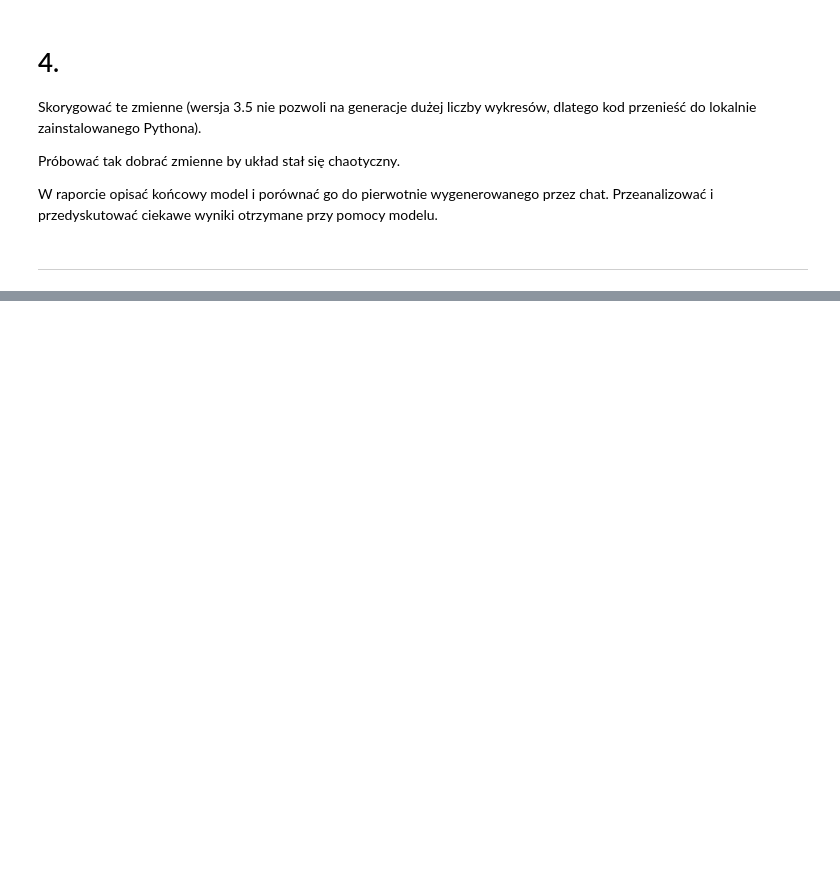
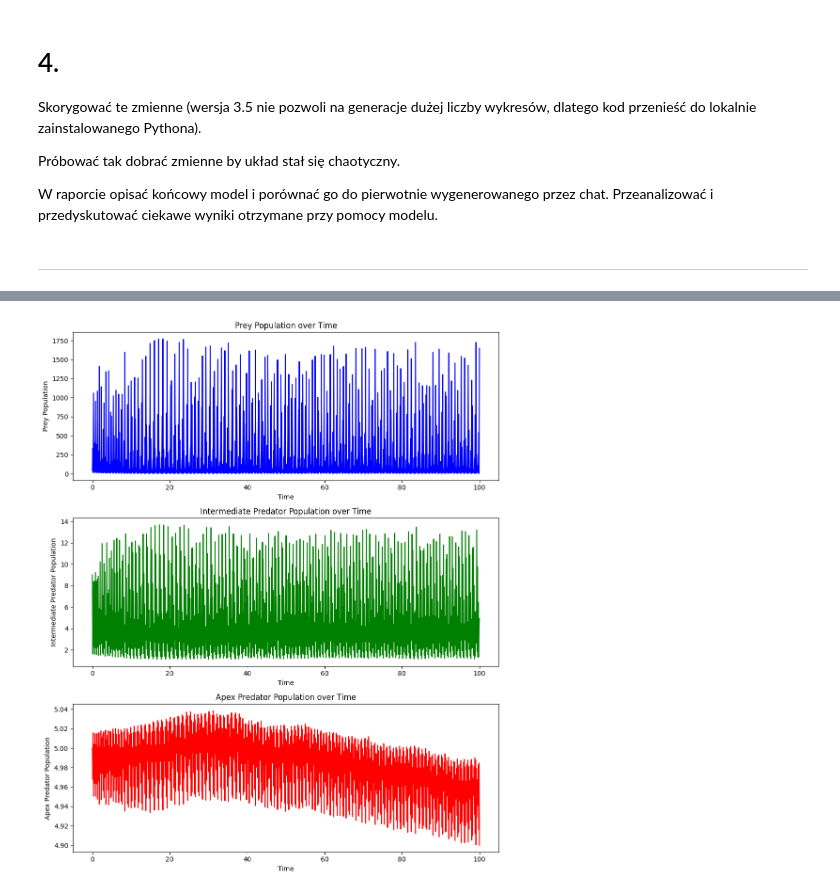
Before and after one commit to my-alaska/ISZ, a Jupyter notebook: Lab1.ipynb, the cells around one changed output, grey strips where cells are left out. Cells and saved outputs as stored; diff of their text form; code cells hidden in the pictures; blank space fills up the shorter version.

```diff
--- a/Lab1.ipynb
+++ b/Lab1.ipynb
@@ -404,0 +427,28 @@ plt.show()
+# %%
+# Create plots for the 3 dynamic variables dependent on time
+
+fig, axs = plt.subplots(3, 1, figsize=(10, 12))
+
+# Plot Prey population over time
+axs[0].plot(t_eval, x_vals, lw=1.5, color='b')
+axs[0].set_title('Prey Population over Time')
+axs[0].set_xlabel('Time')
+axs[0].set_ylabel('Prey Population')
+
+# Plot Intermediate Predator population over time
+axs[1].plot(t_eval, y_vals, lw=1.5, color='g')
+axs[1].set_title('Intermediate Predator Population over Time')
+axs[1].set_xlabel('Time')
+axs[1].set_ylabel('Intermediate Predator Population')
+
+# Plot Apex Predator population over time
+axs[2].plot(t_eval, z_vals, lw=1.5, color='r')
+axs[2].set_title('Apex Predator Population over Time')
+axs[2].set_xlabel('Time')
+axs[2].set_ylabel('Apex Predator Population')
+
+# Adjust layout for better visibility
+plt.tight_layout()
+plt.show()
+# %% [output]
+[figure, added]
```
Also changed, not shown: parts of 6 cells of this notebook, 1 other file.
